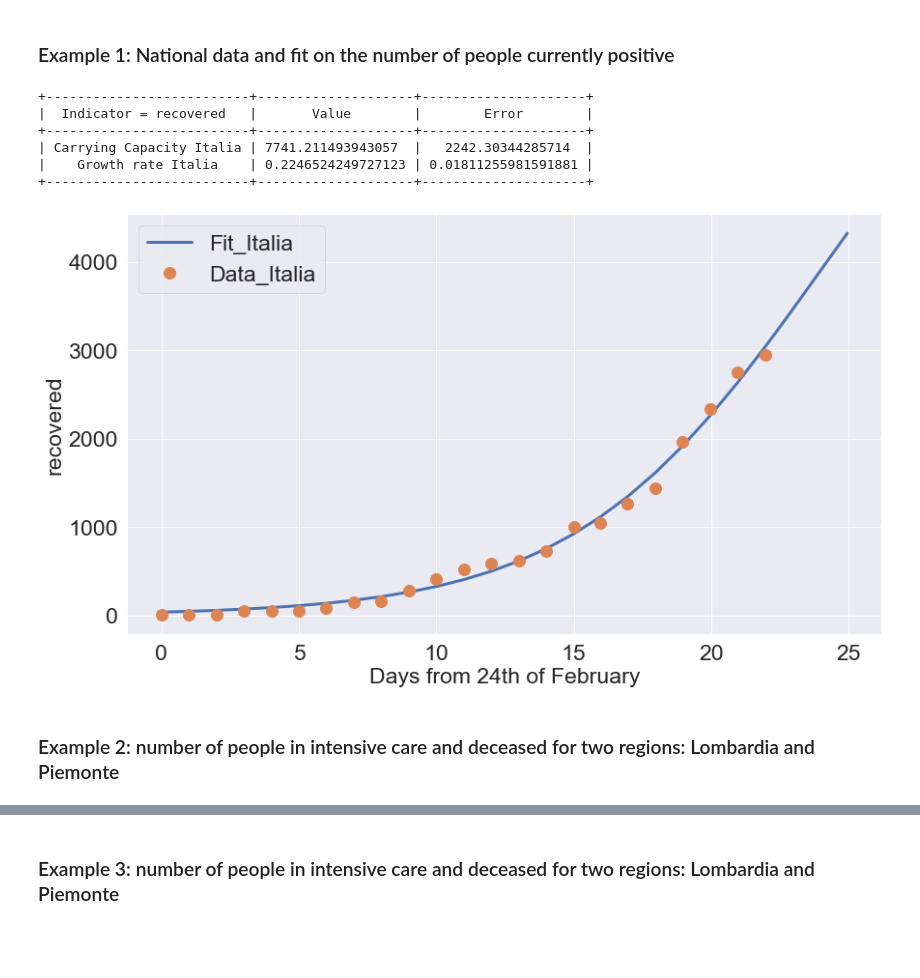
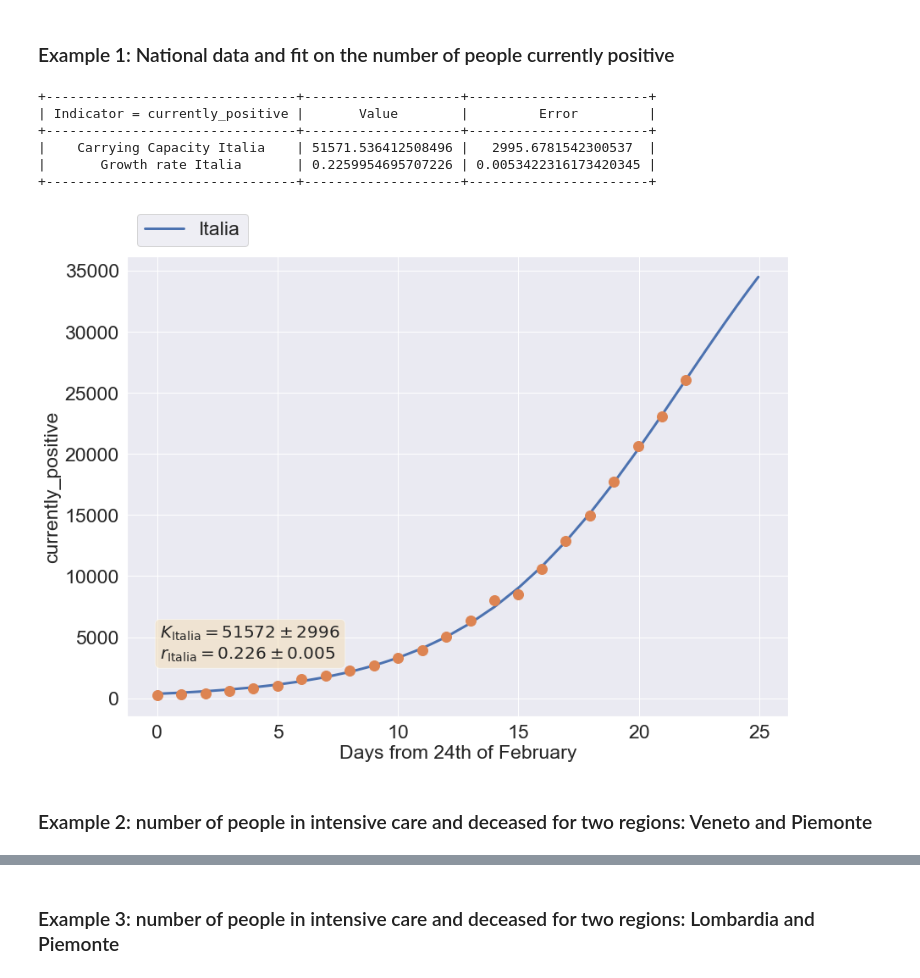
Before and after one commit to fabioanza/COVID19_Italy, a Jupyter notebook: COVID19_Italy_Plots.ipynb, the cells around one changed output, grey strips where cells are left out. Saved outputs shown, nothing was run; the diff lists cells and outputs as text; code cells hidden in the pictures; blank space fills up the shorter version.

```diff
--- a/COVID19_Italy_Plots.ipynb
+++ b/COVID19_Italy_Plots.ipynb
@@ -95,20 +96,35 @@ def plot_fit_by_indicator(region_list,indicator_to_plot,future_days=0,x_lim=None
     future_tdata = np.linspace(time_vector(covid19_ita)[-1],time_vector(covid19_ita)[-1]+future_days,num=10*future_days)
     new_tdata = np.append(time_vector(covid19_ita),future_tdata)
     for n in indicator_to_plot:
-        plt.figure(figsize=(14,8))
+        plt.figure(figsize=(14,10))
         ax = plt.gca()
         t_indicator = PrettyTable(['Indicator = {}'.format(n), 'Value','Error'])
+        dely_textbox = 0
         for k in region_list:
             url_paras = './Fit_Data/Regions/Verhulst_Parameters_{}.csv'.format(k)
             aux = pd.read_csv(url_paras)
             verhulst_paras = aux.set_index('indicator')
-            ax.plot(new_tdata, Verhulst(new_tdata, verhulst_paras['K'][n],verhulst_paras['I0'][n],verhulst_paras['r'][n]),label='Fit_{}'.format(k),linewidth=3)
-            ax.plot(time_vector(covid19_ita), covid19_ita[covid19_ita.region==k][n],'o',label='Data_{}'.format(k),markersize=12)
+            ax.plot(new_tdata, Verhulst(new_tdata, verhulst_paras['K'][n],verhulst_paras['I0'][n],verhulst_paras['r'][n]),label='{}'.format(k),linewidth=3)
+            ax.plot(time_vector(covid19_ita), covid19_ita[covid19_ita.region==k][n],'o',markersize=12)
             ax.tick_params(labelsize=23)
             t_indicator.add_row(['Carrying Capacity {}'.format(k),verhulst_paras['K'][n],verhulst_paras['delta_K'][n]])
             t_indicator.add_row(['Growth rate {}'.format(k),verhulst_paras['r'][n],verhulst_paras['delta_r'][n]])
             plt.yscale(y_scale)
-            plt.legend(fontsize=23)
+            ax.legend(ncol=min(len(region_list),4), bbox_to_anchor=(0, 1),loc='lower left', fontsize=23)
+
+            #Code to insert text with optimal value of the parameters
+            textstr = '\n'.join((
+                r'$K_\mathrm{{{}}}={{{:.0f}}} \pm {{{:.0f}}}$'.format(k,verhulst_paras['K'][n],verhulst_paras['delta_K'][n]),
+                r'$r_\mathrm{{{}}}={{{:.3f}}} \pm {{{:.3f}}}$'.format(k,verhulst_paras['r'][n],verhulst_paras['delta_r'][n]) ))
+
+            # these are matplotlib.patch.Patch properties
+            props = dict(boxstyle='round', facecolor='wheat', alpha=0.5)
+
+            # place a text box in upper left in axes coords
+            ax.text(0.05, 0.20+dely_textbox, textstr, transform=ax.transAxes, fontsize=20,verticalalignment='top', bbox=props)
+            dely_textbox = dely_textbox + 0.15
+
+
         print(t_indicator)
         plt.xlim(x_lim)
         plt.ylim(y_lim)
@@ -166,16 +197,16 @@ def plot_fit_by_region(region_list,indicator_to_plot,future_days=0,x_lim=None,y_
 ### Example 1: National data and fit on the number of people currently positive
 # %%
 region_list=['Italia']
-indicator_list=['recovered']
+indicator_list=['currently_positive']
 plot_fit_by_indicator(region_list,indicator_list,future_days=3,save_fig='Yes')
 # %% [output]
-+--------------------------+--------------------+---------------------+
-|  Indicator = recovered   |       Value        |        Error        |
-+--------------------------+--------------------+---------------------+
-| Carrying Capacity Italia | 7741.211493943057  |   2242.30344285714  |
-|    Growth rate Italia    | 0.2246524249727123 | 0.01811255981591881 |
-+--------------------------+--------------------+---------------------+
++--------------------------------+--------------------+-----------------------+
+| Indicator = currently_positive |       Value        |         Error         |
++--------------------------------+--------------------+-----------------------+
+|    Carrying Capacity Italia    | 51571.536412508496 |   2995.6781542300537  |
+|       Growth rate Italia       | 0.2259954695707226 | 0.0053422316173420345 |
++--------------------------------+--------------------+-----------------------+
-[figure, old version]
+[figure, new version]
 # %% [markdown]
-### Example 2: number of people in intensive care and deceased for two regions: Lombardia and Piemonte
+### Example 2: number of people in intensive care and deceased for two regions: Veneto and Piemonte
 # %%
```
Also changed, not shown: parts of 4 cells of this notebook, 1 other file.
